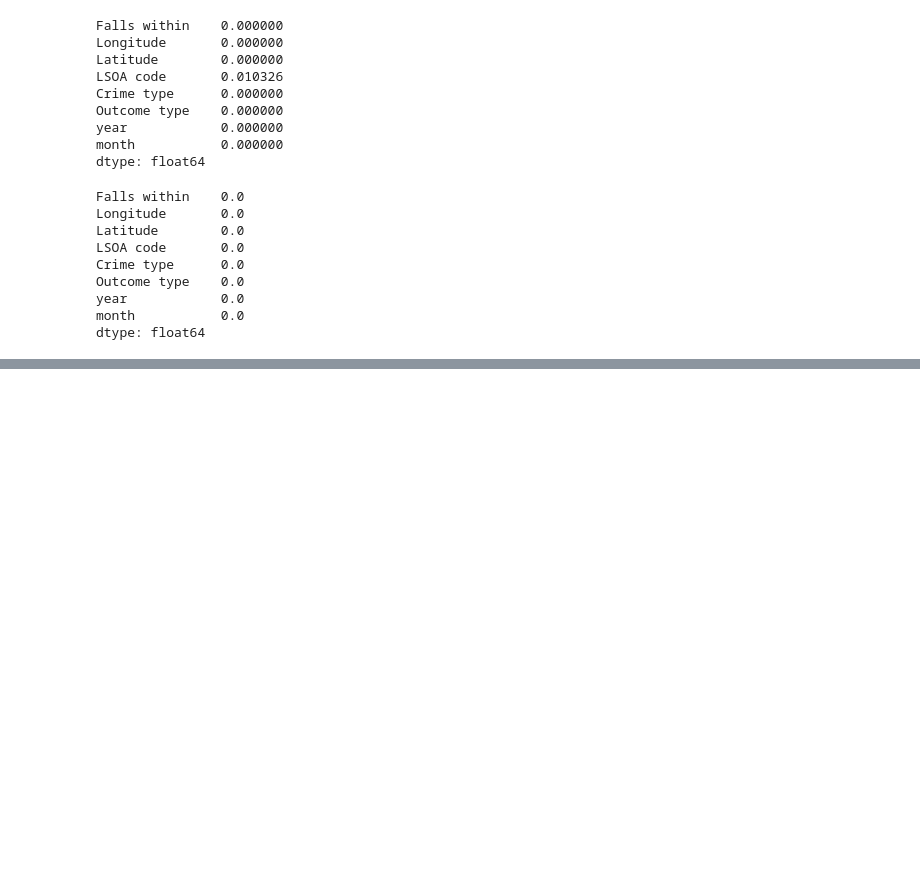
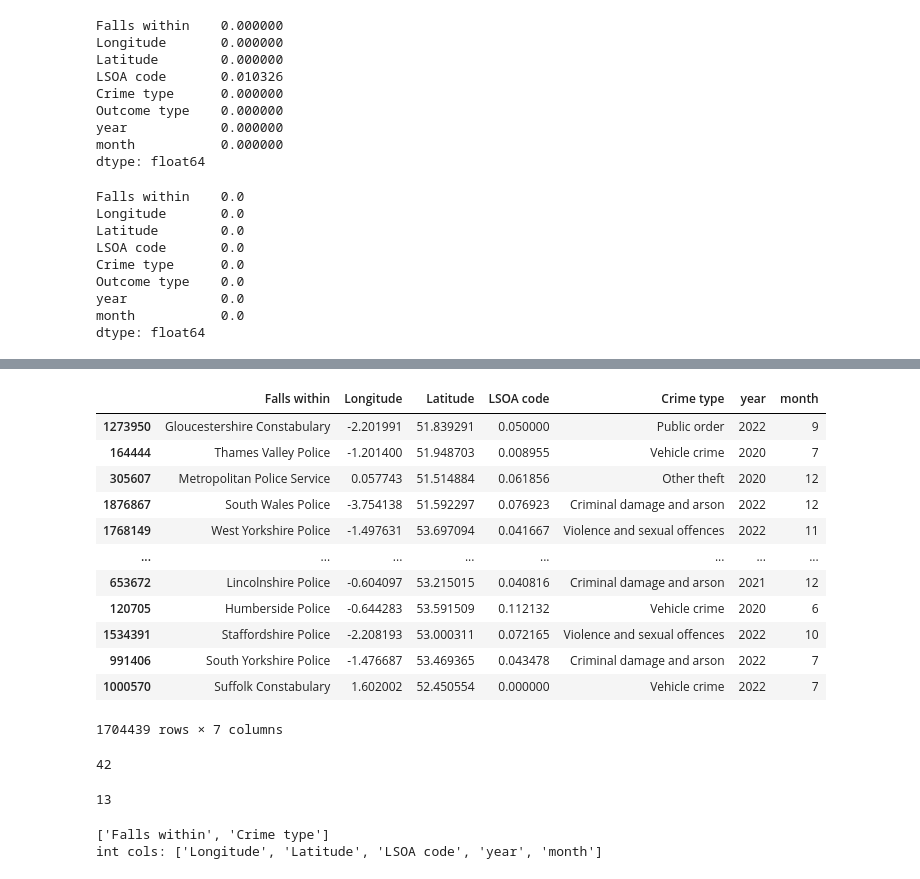
Before and after one commit to saquibmohiuddin/cubed-workshop, a Jupyter notebook: ml_lab.ipynb, the cells around one changed output, grey strips where cells are left out. Saved outputs shown, nothing was run; the diff lists cells and outputs as text; code cells hidden in the pictures; blank space fills up the shorter version.

```diff
--- a/ml_lab.ipynb
+++ b/ml_lab.ipynb
@@ -322,3 +302,35 @@ y_train = df_train['Outcome type']
 # %%
 x_test = df_test.drop(['Outcome type'], axis=1)
 y_test = df_test['Outcome type']
+# %%
+x_train
+# %% [output]
+|  | Falls within | Longitude | Latitude | LSOA code | Crime type | year | month |
+| 1273950 | Gloucestershire Constabulary | -2.201991 | 51.839291 | 0.050000 | Public order | 2022 | 9 |
+| 164444 | Thames Valley Police | -1.201400 | 51.948703 | 0.008955 | Vehicle crime | 2020 | 7 |
+| 305607 | Metropolitan Police Service | 0.057743 | 51.514884 | 0.061856 | Other theft | 2020 | 12 |
+| 1876867 | South Wales Police | -3.754138 | 51.592297 | 0.076923 | Criminal damage and arson | 2022 | 12 |
+| 1768149 | West Yorkshire Police | -1.497631 | 53.697094 | 0.041667 | Violence and sexual offences | 2022 | 11 |
+| ... | ... | ... | ... | ... | ... | ... | ... |
+| 653672 | Lincolnshire Police | -0.604097 | 53.215015 | 0.040816 | Criminal damage and arson | 2021 | 12 |
+| 120705 | Humberside Police | -0.644283 | 53.591509 | 0.112132 | Vehicle crime | 2020 | 6 |
+| 1534391 | Staffordshire Police | -2.208193 | 53.000311 | 0.072165 | Violence and sexual offences | 2022 | 10 |
+| 991406 | South Yorkshire Police | -1.476687 | 53.469365 | 0.043478 | Criminal damage and arson | 2022 | 7 |
+| 1000570 | Suffolk Constabulary | 1.602002 | 52.450554 | 0.000000 | Vehicle crime | 2022 | 7 |
+1704439 rows × 7 columns
+# %%
+x_train['Falls within'].nunique()
+# %% [output]
+42
+# %%
+x_train['Crime type'].nunique()
+# %% [output]
+13
+# %%
+cat_cols = x_train.select_dtypes(include='object').columns.tolist()
+int_cols = x_train.select_dtypes(include=['int', 'float']).columns.tolist()
+print(cat_cols)
+print(f'int cols: {int_cols}')
+# %% [output]
+['Falls within', 'Crime type']
+int cols: ['Longitude', 'Latitude', 'LSOA code', 'year', 'month']
```
Also changed, not shown: parts of 10 cells of this notebook, 3 other files.
